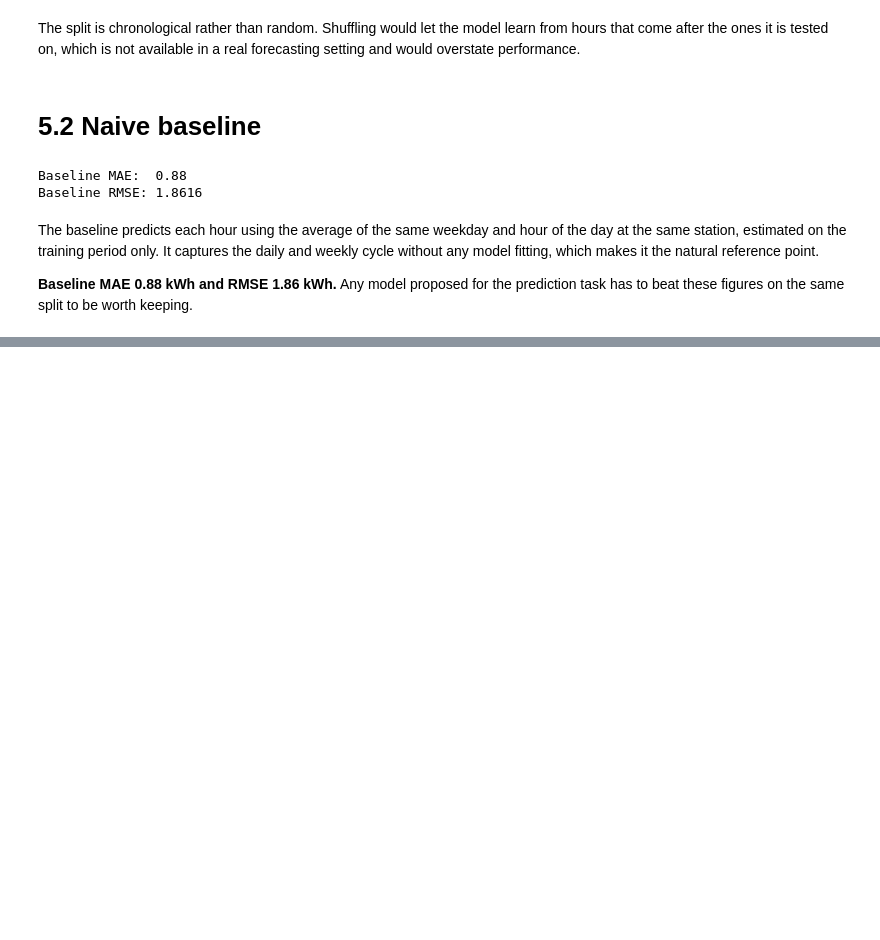
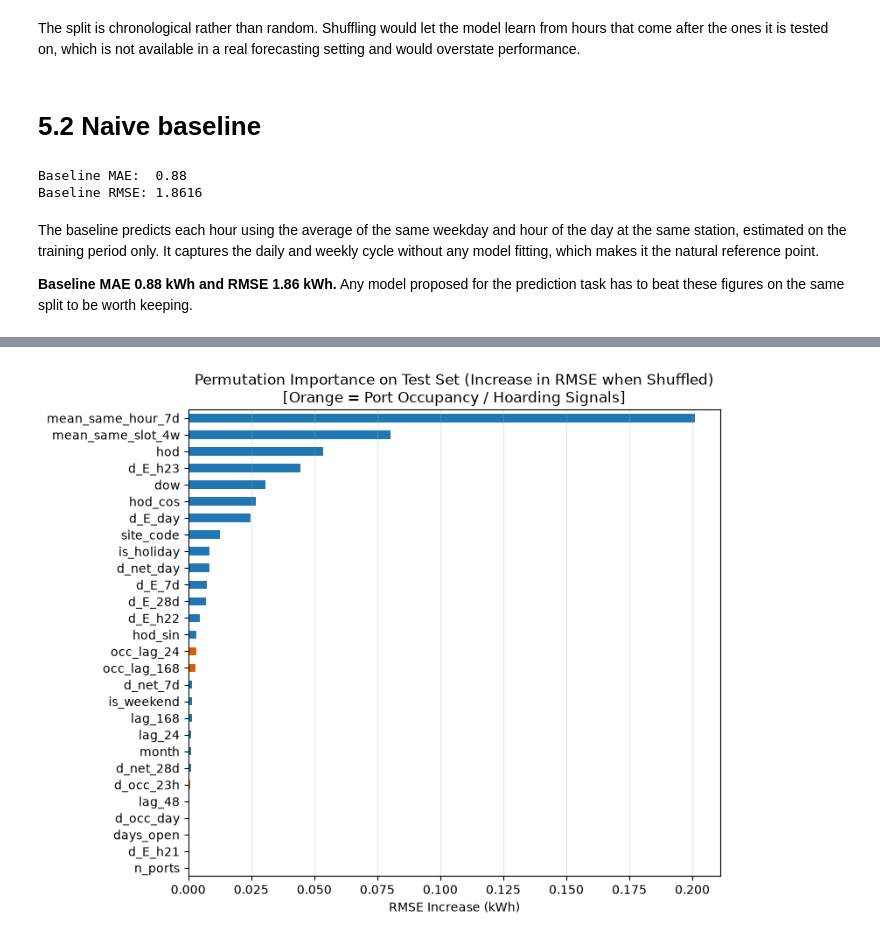
Before and after one commit to FridaGi/ITBA, a Jupyter notebook: ITBA_Project.ipynb, the cells around one changed output, grey strips where cells are left out. Drawn from its saved outputs; the diff is of its cells as text; code cells hidden in the pictures; blank space fills up the shorter version.

```diff
--- a/ITBA_Project.ipynb
+++ b/ITBA_Project.ipynb
@@ -907,0 +1250,19 @@ The baseline predicts each hour using the average of the same weekday and hour o
+# %%
+# Plot 2: Permutation Importance (proving the value of Occupancy/Hoarding & recent demand features)
+sample = test.sample(min(60000, len(test)), random_state=42)
+imp = permutation_importance(
+    best_hgb, sample[FEATURES], sample["Energy"],
+    n_repeats=3, random_state=42, scoring="neg_root_mean_squared_error", n_jobs=-1
+)
+imp_series = pd.Series(imp.importances_mean, index=FEATURES).sort_values()
+
+plt.figure(figsize=(8, 6.5))
+colors = ["#d95f02" if "occ" in f else "#1f78b4" for f in imp_series.index]
+imp_series.plot.barh(color=colors)
+plt.title("Permutation Importance on Test Set (Increase in RMSE when Shuffled)\n[Orange = Port Occupancy / Hoarding Signals]")
+plt.xlabel("RMSE Increase (kWh)")
+plt.grid(axis="x", alpha=0.3)
+plt.tight_layout()
+plt.show()
+# %% [output]
+[figure, added]
```
Also changed, not shown: parts of 14 cells of this notebook, 1 other file.
